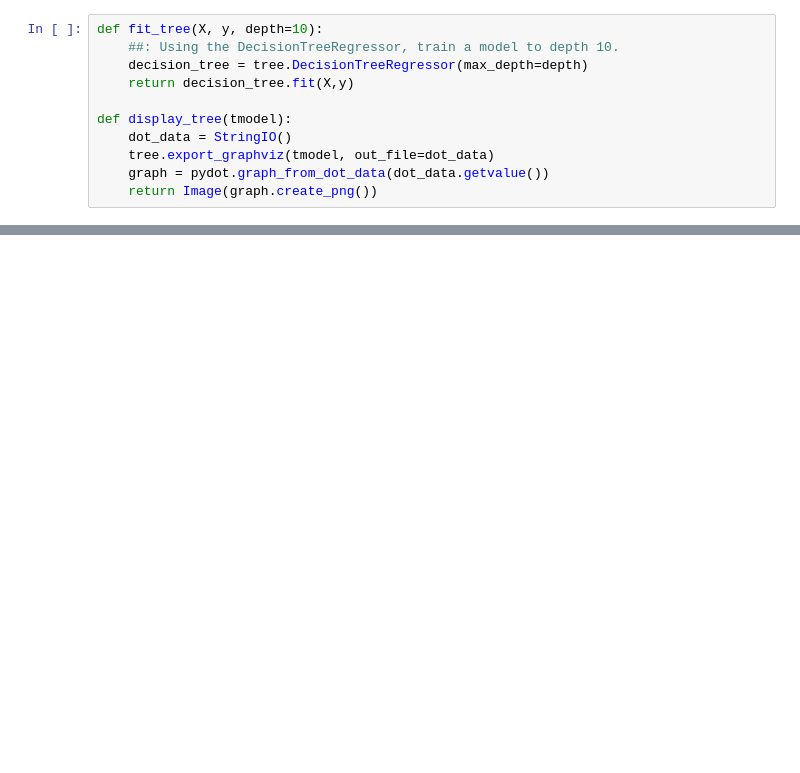
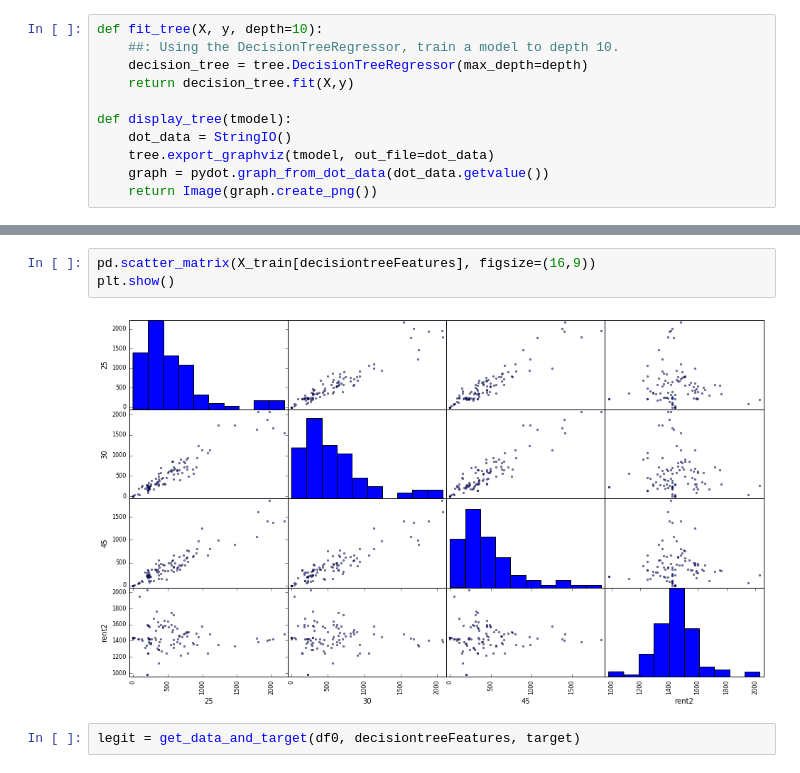
Before and after one commit to cjallow/DataScience-Project, a Jupyter notebook: _Lets_Learn.ipynb, the cells around one changed output, grey strips where cells are left out. Cells and saved outputs as stored; diff of their text form; blank space fills up the shorter version.

```diff
--- a/_Lets_Learn.ipynb
+++ b/_Lets_Learn.ipynb
@@ -68,0 +103,7 @@ plt.show()
+# %%
+pd.scatter_matrix(X_train[decisiontreeFeatures], figsize=(16,9))
+plt.show()
+# %% [output]
+[figure, added]
+# %%
+legit = get_data_and_target(df0, decisiontreeFeatures, target)
```
Also changed, not shown: parts of 25 cells of this notebook.
